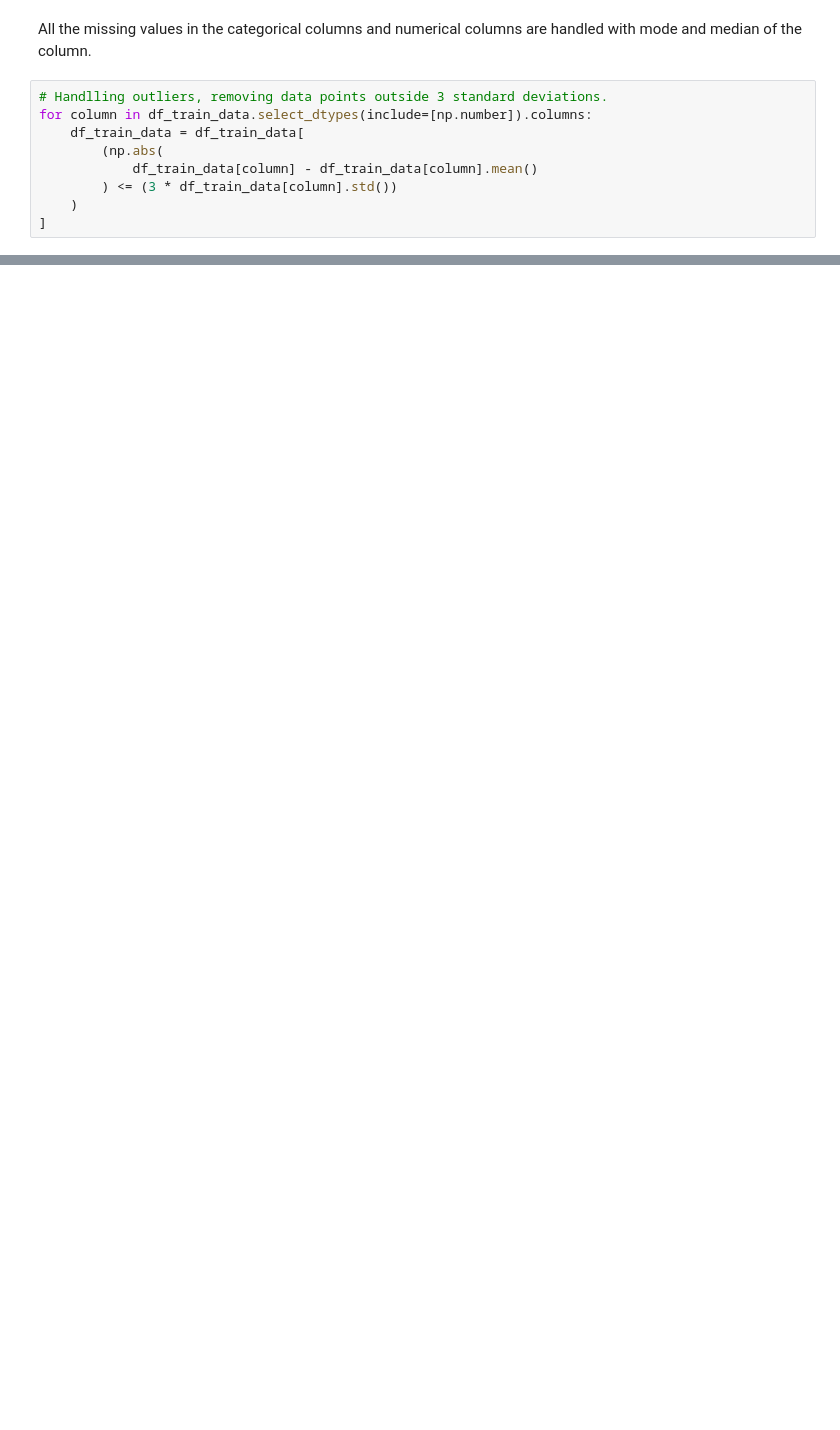
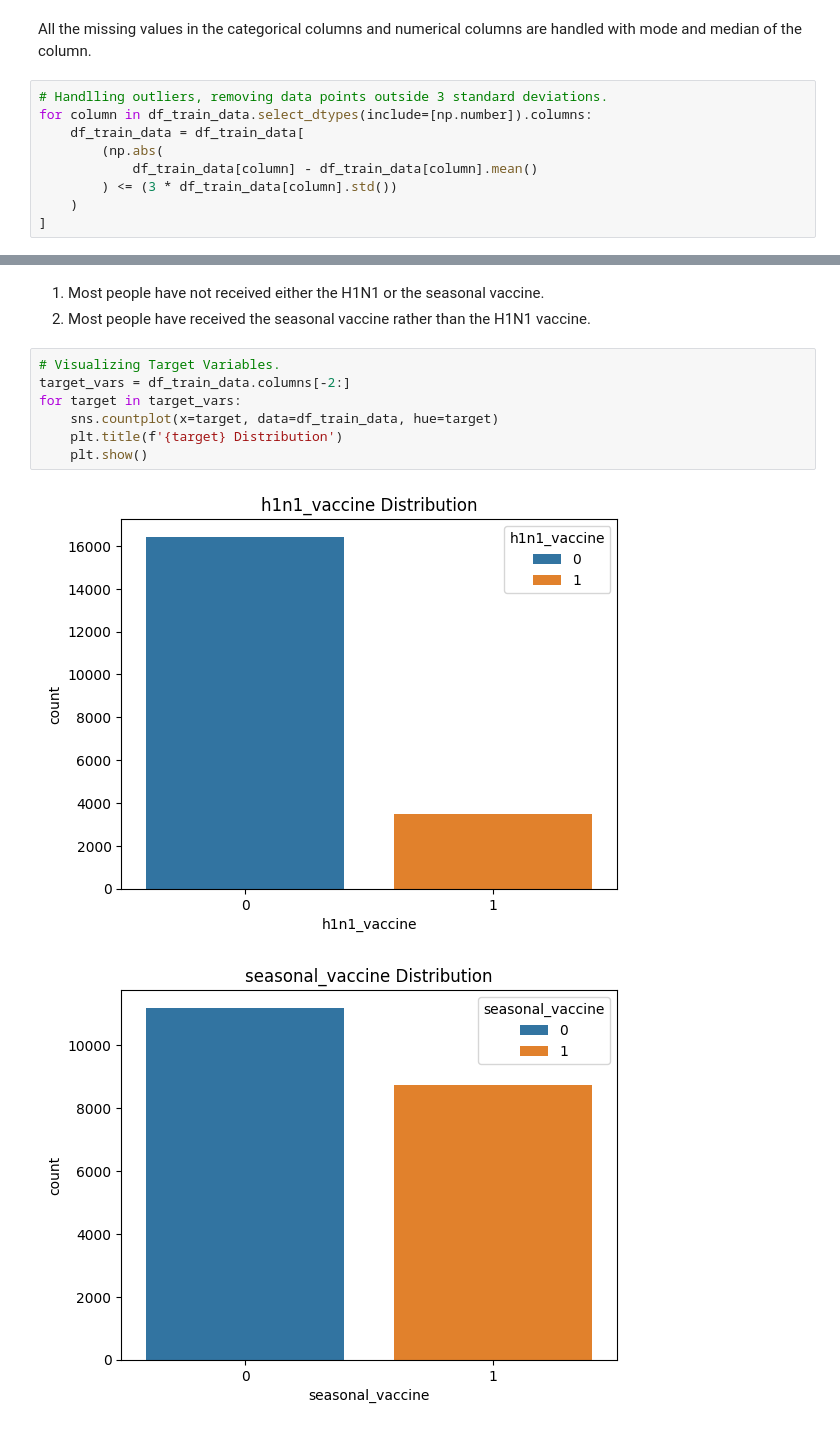
Before and after one commit to DhammikePremachandra/Predicting-H1N1-and-Seasonal-Flu-Vaccines, a Jupyter notebook: Predict_H1N1_Flu.ipynb, the cells around one changed output, grey strips where cells are left out. Saved outputs shown, nothing was run; the diff lists cells and outputs as text; blank space fills up the shorter version.

```diff
--- a/Predict_H1N1_Flu.ipynb
+++ b/Predict_H1N1_Flu.ipynb
@@ -262,0 +305,13 @@ for column in df_train_data.select_dtypes(include=[np.number]).columns:
+# %% [markdown]
+1. Most people have not received either the H1N1 or the seasonal vaccine.
+2. Most people have received the seasonal vaccine rather than the H1N1 vaccine.
+# %%
+# Visualizing Target Variables.
+target_vars = df_train_data.columns[-2:]
+for target in target_vars:
+    sns.countplot(x=target, data=df_train_data, hue=target)
+    plt.title(f'{target} Distribution')
+    plt.show()
+# %% [output]
+[figure, added]
+[figure, added]
```
Also changed, not shown: parts of 19 cells of this notebook.
